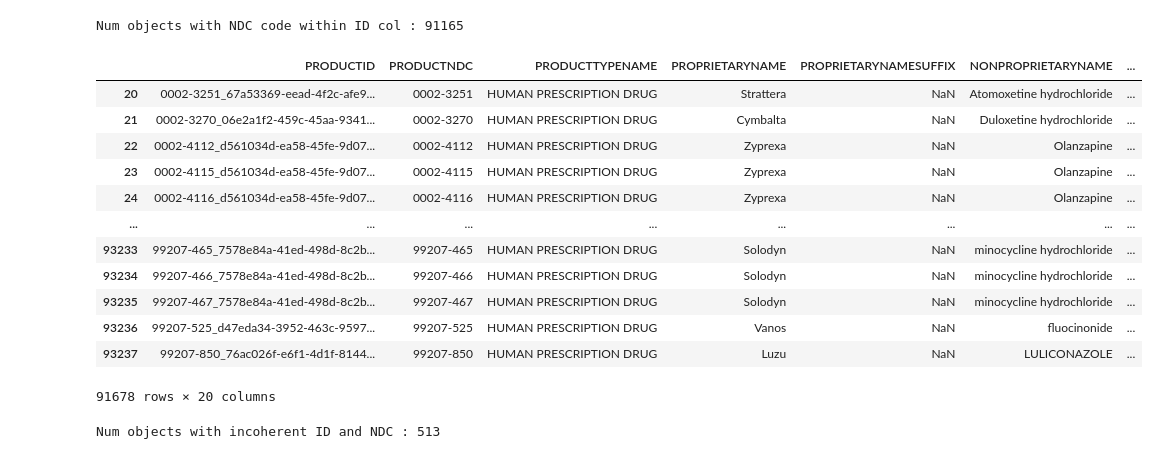
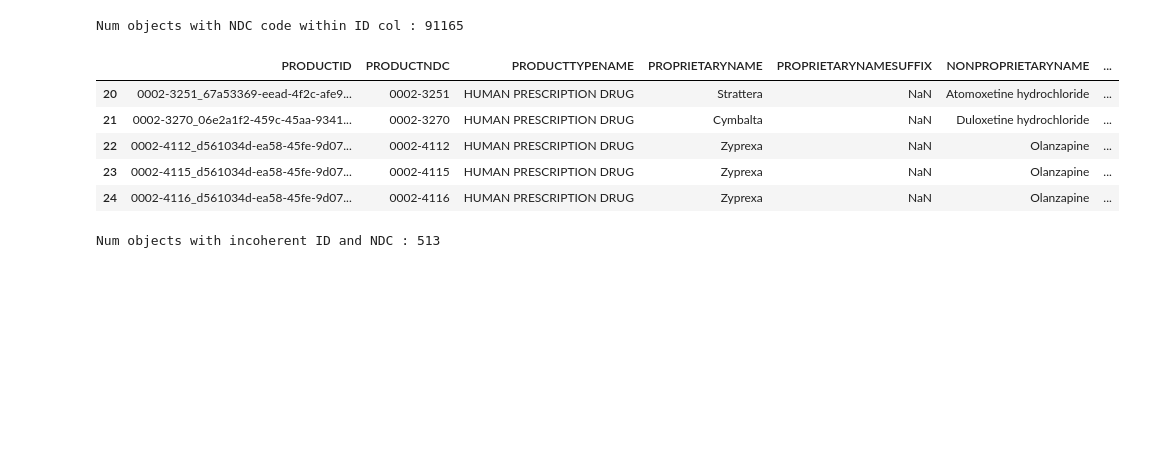
Before and after one commit to simlal/data-mining-assignments_bin710, a Jupyter notebook: dev2/tp2.ipynb, the cells around one changed output. Drawn from its saved outputs; the diff is of its cells as text; code cells hidden in the pictures; blank space fills up the shorter version.

```diff
--- a/dev2/tp2.ipynb
+++ b/dev2/tp2.ipynb
@@ -108,21 +108,14 @@ print(f"Num objects with NDC code within ID col : {prod[['PRODUCTID', 'PRODUCTND
 # %% [output]
 Num objects with NDC code within ID col : 91165
 # %%
-prod[prod['PRODUCTID'].notna()]
+prod[prod['PRODUCTID'].notna()].head()
 # %% [output]
 |  | PRODUCTID | PRODUCTNDC | PRODUCTTYPENAME | PROPRIETARYNAME | PROPRIETARYNAMESUFFIX | NONPROPRIETARYNAME | ... |
 | 20 | 0002-3251_67a53369-eead-4f2c-afe9... | 0002-3251 | HUMAN PRESCRIPTION DRUG | Strattera | NaN | Atomoxetine hydrochloride | ... |
 | 21 | 0002-3270_06e2a1f2-459c-45aa-9341... | 0002-3270 | HUMAN PRESCRIPTION DRUG | Cymbalta | NaN | Duloxetine hydrochloride | ... |
 | 22 | 0002-4112_d561034d-ea58-45fe-9d07... | 0002-4112 | HUMAN PRESCRIPTION DRUG | Zyprexa | NaN | Olanzapine | ... |
 | 23 | 0002-4115_d561034d-ea58-45fe-9d07... | 0002-4115 | HUMAN PRESCRIPTION DRUG | Zyprexa | NaN | Olanzapine | ... |
 | 24 | 0002-4116_d561034d-ea58-45fe-9d07... | 0002-4116 | HUMAN PRESCRIPTION DRUG | Zyprexa | NaN | Olanzapine | ... |
-| ... | ... | ... | ... | ... | ... | ... | ... |
-| 93233 | 99207-465_7578e84a-41ed-498d-8c2b... | 99207-465 | HUMAN PRESCRIPTION DRUG | Solodyn | NaN | minocycline hydrochloride | ... |
-| 93234 | 99207-466_7578e84a-41ed-498d-8c2b... | 99207-466 | HUMAN PRESCRIPTION DRUG | Solodyn | NaN | minocycline hydrochloride | ... |
-| 93235 | 99207-467_7578e84a-41ed-498d-8c2b... | 99207-467 | HUMAN PRESCRIPTION DRUG | Solodyn | NaN | minocycline hydrochloride | ... |
-| 93236 | 99207-525_d47eda34-3952-463c-9597... | 99207-525 | HUMAN PRESCRIPTION DRUG | Vanos | NaN | fluocinonide | ... |
-| 93237 | 99207-850_76ac026f-e6f1-4d1f-8144... | 99207-850 | HUMAN PRESCRIPTION DRUG | Luzu | NaN | LULICONAZOLE | ... |
-91678 rows × 20 columns
 # %%
 id_ndc_incoherent = prod[prod['PRODUCTID'].notna()][prod[['PRODUCTID', 'PRODUCTNDC']].dropna().apply(lambda x : x.PRODUCTNDC not in x.PRODUCTID, axis=1)]
 print(f"Num objects with incoherent ID and NDC : {len(id_ndc_incoherent)}")
```
Also changed, not shown: parts of 76 cells of this notebook.
